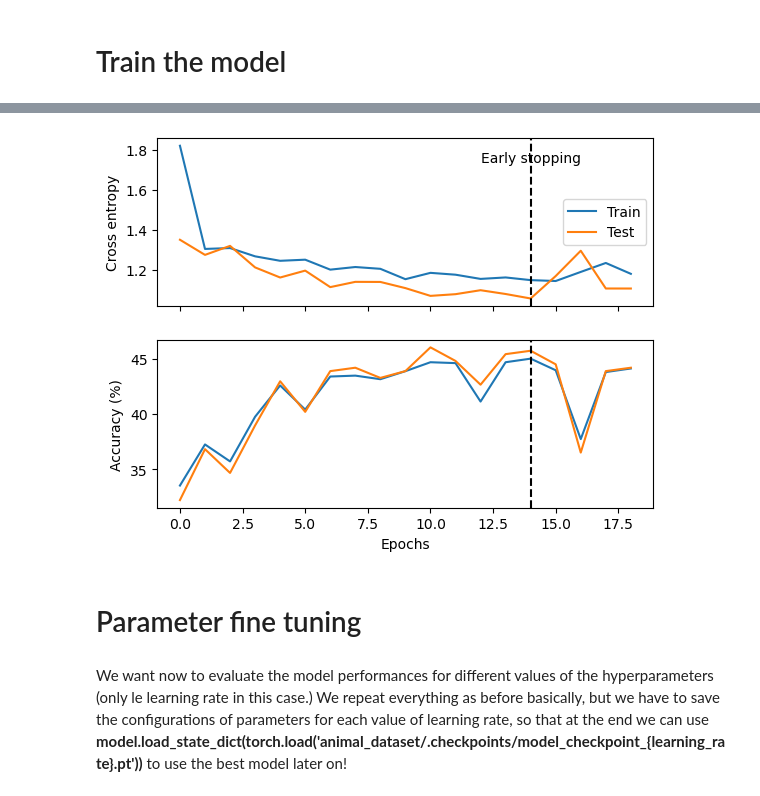
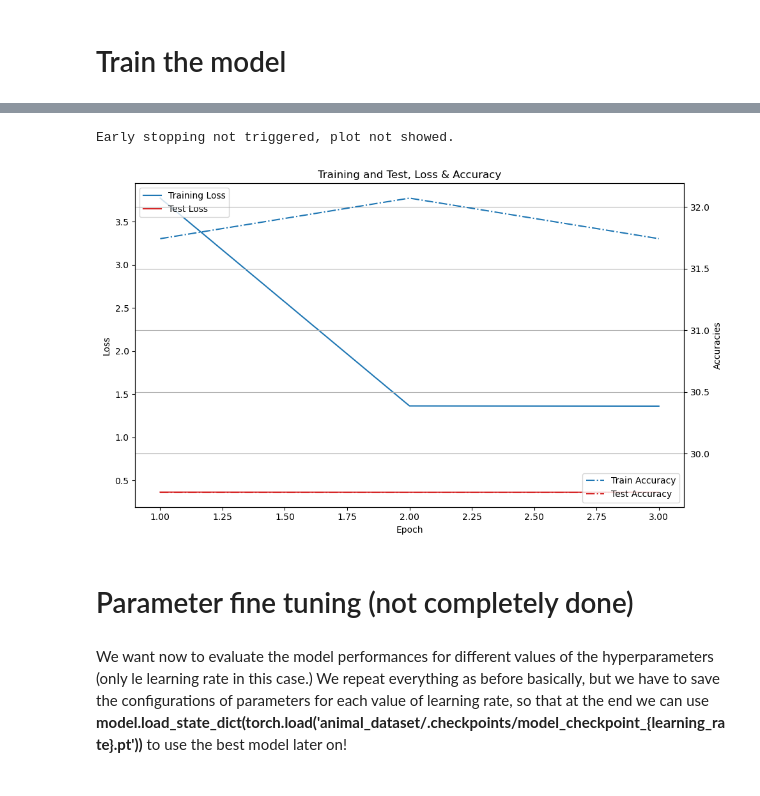
Before and after one commit to alessiofontanarossa/Small-projects, a Jupyter notebook: Animal-dataset.ipynb, the cells around one changed output, grey strips where cells are left out. Saved outputs shown, nothing was run; the diff lists cells and outputs as text; code cells hidden in the pictures.

```diff
--- a/Animal-dataset.ipynb
+++ b/Animal-dataset.ipynb
@@ -342,3 +667,6 @@ Name: count, dtype: int64
+# %%
+train_loader = DataLoader(train_dataset, batch_size = BATCH_SIZE, shuffle = True, drop_last = True)
+test_loader = DataLoader(test_dataset, batch_size = BATCH_SIZE, shuffle = False, drop_last = True)
 # %% [markdown]
 Now we see some images:
 # %%
@@ -510,0 +825,20 @@ The command **model.load_state_dict(torch.load('animal_dataset/.checkpoints/mode
+# %%
+EPOCHS = 3
+LEARNING_RATE = 0.01
+# %%
+best_model_path = f"animal_dataset/.checkpoints/model_checkpoint_best_{LEARNING_RATE}.pt"
+last_model_path = f"animal_dataset/.checkpoints/model_checkpoint_last_{LEARNING_RATE}.pt"
+
+model = my_net(number_of_classes = 4).to(device)
+loss_function = nn.CrossEntropyLoss() # non-binary cross-entropy estimator, we will minimize this during the (stochastic) gradient descent
+optimizer = torch.optim.Adam(model.parameters(), lr = LEARNING_RATE)
+early_stopping = EarlyStopping(patience = 4, delta = 0, verbose = True,
+                               path = best_model_path)
+
+train_losses, train_accuracies, test_losses, test_accuracies = train_function(train_loader,
+                                                                             test_loader,
+                                                                             model,
+                                                                             loss_function, optimizer,
+                                                                             path = last_model_path,
+                                                                             early_stopping = early_stopping,
+                                                                             epochs = EPOCHS)
@@ -593,26 +897,13 @@ The lowest loss on the val set is 1.1057943403720856
 # %%
-fig, ax = plt.subplots(nrows=2, ncols=1, sharex = True)
-ax[0].plot(train_losses, label = "Train")
-ax[0].plot(val_losses, label = "Test")
-ymin, ymax = ax[0].get_ylim()
-ax[0].set_ylim(ymin, ymax)
-ax[0].vlines(np.argmin(val_losses), ymin=ymin, ymax=ymax, color = 'black', linestyle = '--')
-ax[0].text(x = np.argmin(val_losses) - 2, y = (ymax+ymin)/2 + 0.3, s = "Early stopping")
-ax[0].legend()
-ax[0].set_ylabel("Cross entropy")
-ax[1].plot(train_accuracies, label = "Train")
-ax[1].plot(val_accuracies, label = "Test")
-ymin, ymax = ax[1].get_ylim()
-ax[1].set_ylim(ymin, ymax)
-ax[1].vlines(np.argmin(val_losses), ymin=ymin, ymax=ymax, color = 'black', linestyle = '--', )
-ax[1].set_xlabel("Epochs")
-ax[1].set_ylabel("Accuracy (%)")
-plt.show()
-plt.close()
+early_stop_plot(train_losses, train_accuracies, test_losses, test_accuracies, early_stopping)
 # %% [output]
-[figure, removed]
+Early stopping not triggered, plot not showed.
+# %%
+training_results(train_losses, train_accuracies, test_losses, test_accuracies, epochs = EPOCHS)
+# %% [output]
+[figure, added]
 # %% [markdown]
-# Parameter fine tuning
+# Parameter fine tuning (not completely done)
 # %% [markdown]
 We want now to evaluate the model performances for different values of the hyperparameters (only le learning rate in this case.) We repeat everything as before basically, but we have to save the configurations of parameters for each value of learning rate, so that at the end we can use **model.load_state_dict(torch.load('animal_dataset/.checkpoints/model_checkpoint_{learning_rate}.pt'))** to use the best model later on!
 # %%
```
Also changed, not shown: parts of 57 cells of this notebook, 1 other file.
